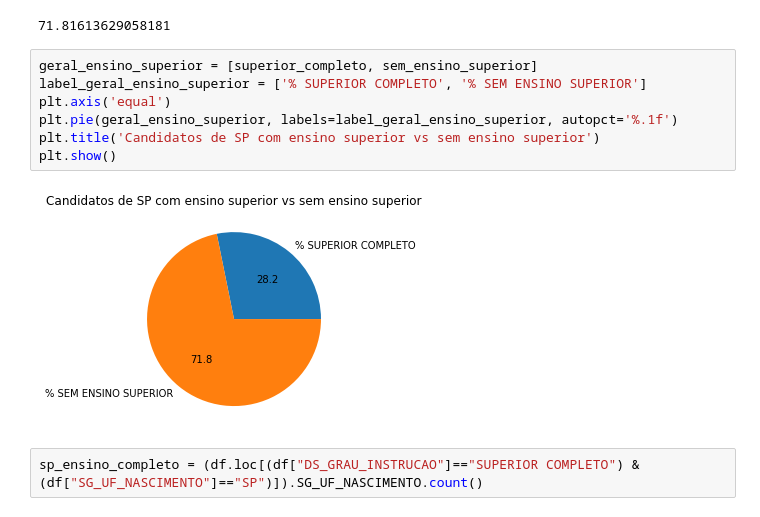
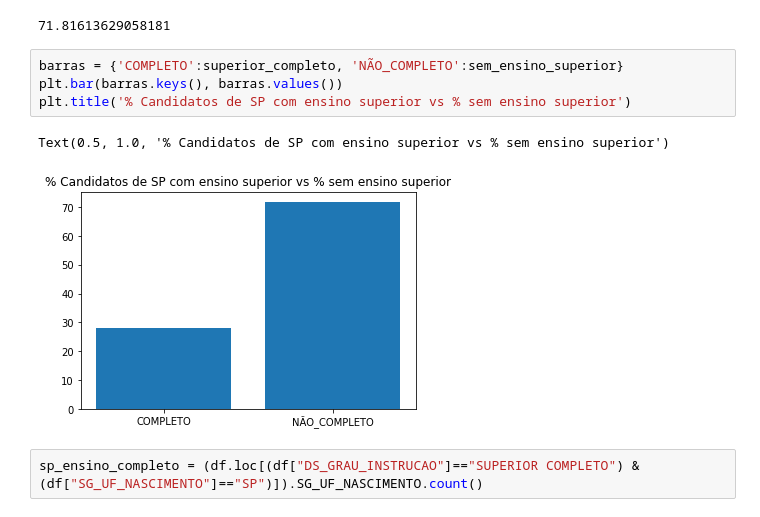
Before and after one commit to RodrigoMarcelin/Candidatos_com_ensino_superior_SP-, a Jupyter notebook: Candidatos_com_ensino_superior_SP .ipynb, the cells around one changed output. Drawn from its saved outputs; the diff is of its cells as text.

```diff
--- a/Candidatos_com_ensino_superior_SP .ipynb
+++ b/Candidatos_com_ensino_superior_SP .ipynb
@@ -50,14 +50,12 @@ sem_ensino_superior
 # %% [output]
 71.81613629058181
 # %%
-geral_ensino_superior = [superior_completo, sem_ensino_superior]
-label_geral_ensino_superior = ['% SUPERIOR COMPLETO', '% SEM ENSINO SUPERIOR']
-plt.axis('equal')
-plt.pie(geral_ensino_superior, labels=label_geral_ensino_superior, autopct='%.1f')
-plt.title('Candidatos de SP com ensino superior vs sem ensino superior')
-plt.show()
+barras = {'COMPLETO':superior_completo, 'NÃO_COMPLETO':sem_ensino_superior}
+plt.bar(barras.keys(), barras.values())
+plt.title('% Candidatos de SP com ensino superior vs % sem ensino superior')
 # %% [output]
+Text(0.5, 1.0, '% Candidatos de SP com ensino superior vs % sem ensino superior')
-[figure, old version]
+[figure, new version]
 # %%
 sp_ensino_completo = (df.loc[(df["DS_GRAU_INSTRUCAO"]=="SUPERIOR COMPLETO") & (df["SG_UF_NASCIMENTO"]=="SP")]).SG_UF_NASCIMENTO.count()
 # %%
```
Also changed, not shown: parts of 3 cells of this notebook.
